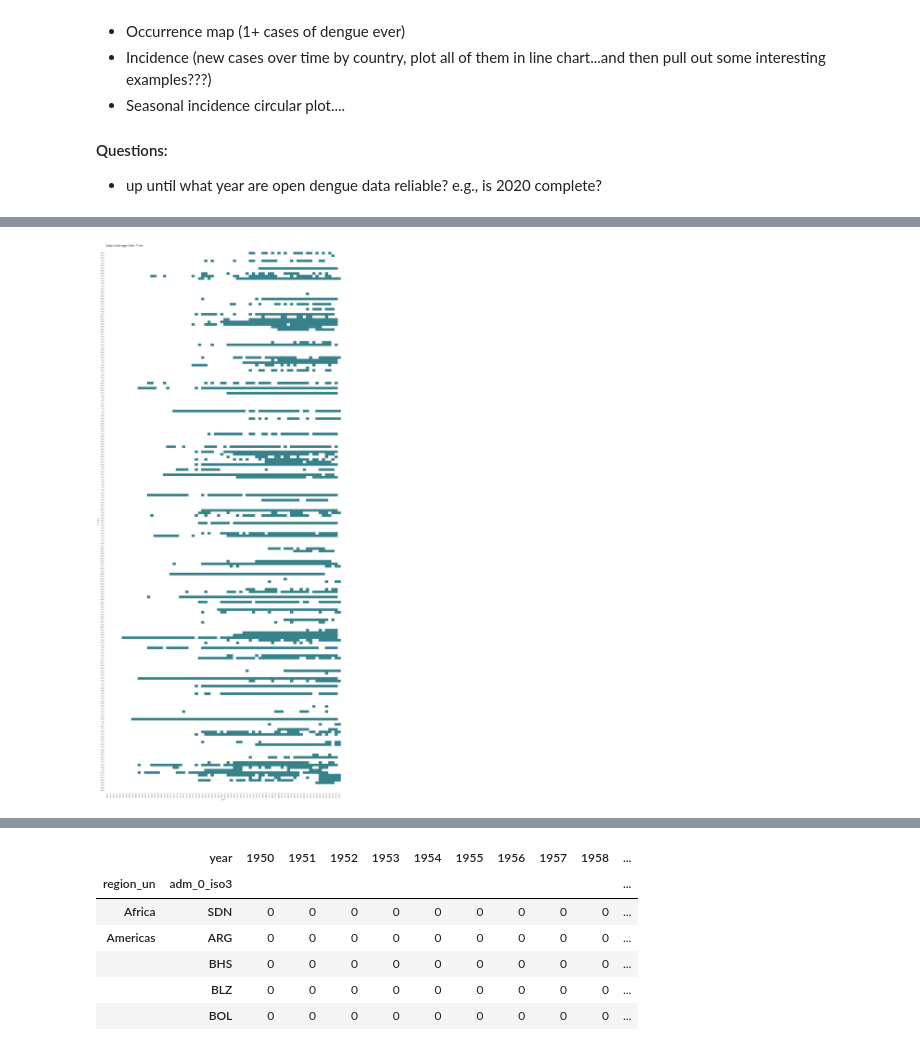
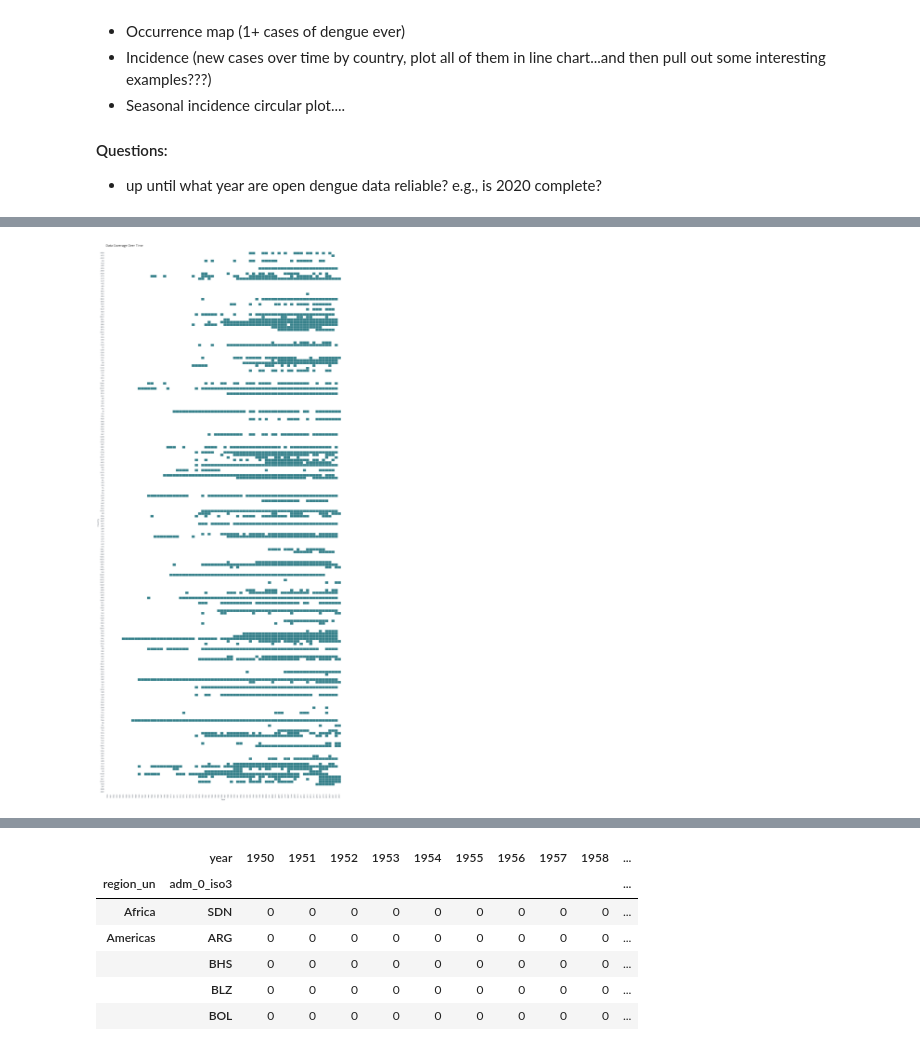
Before and after one commit to haileyrobertson/endemic-factors, a Jupyter notebook: src/ef_opendengue_cleaning.ipynb, the cells around one changed output, grey strips where cells are left out. Saved outputs shown, nothing was run; the diff lists cells and outputs as text; code cells hidden in the pictures.

Commit message:
plot coverage

```diff
--- a/src/ef_opendengue_cleaning.ipynb
+++ b/src/ef_opendengue_cleaning.ipynb
@@ -348,9 +345,19 @@ pop = pd.read_csv("../data/WPP2022_Demographic_Indicators_Medium.csv", dtype={'T
 columns = ['ISO3_code','Time','TPopulation1July']
 pop = pop[columns]
 
-
-dengue_pop = open_dengue.merge(pop,left_on=['adm_0_iso3','year'],right_on=['ISO3_code','Time'],how='left')
+dengue_pop = open_dengue_rollup.merge(pop,left_on=['adm_0_iso3','year'],right_on=['ISO3_code','Time'],how='outer')
 dengue_pop.drop(columns[:-1],axis=1,inplace=True)
 dengue_pop = dengue_pop.dropna(subset=['adm_0_iso3'])
-dengue_pop
+
+dengue_pop = dengue_pop.groupby(['adm_0_iso3', 'year','region_un','TPopulation1July']).agg({
+    'dengue_total': 'sum'
+}).reset_index()
+
+# Calculate incidence
+dengue_pop['TPopulation1July'] = dengue_pop['TPopulation1July'] * 1000
+dengue_pop['incidence'] = dengue_pop['dengue_total'] / dengue_pop['TPopulation1July']
+dengue_pop['year'] = dengue_pop['year'].astype(int)
+
+dengue_pop.sort_values(by="incidence", ascending=False)
+dengue_pop.head()
 # %% [output]
@@ -370,20 +369,0 @@ dengue_pop
-# %%
-# Fill problematic NAs
-dengue_pop['dengue_total'] = dengue_pop['dengue_total'].fillna(0)
-
-# Fix region
-def get_primary_region(group):
-    # Exclude 'Other' and NaN, then get the unique region value if it exists
-    non_other_values = group.loc[~group.isin(['Other', np.nan])]
-    if not non_other_values.empty:
-        return non_other_values.iloc[0]  # Take the first valid entry if it exists
-    return 'Other'  # Default to 'Other' if no valid value is found
-
-# Apply this function to each country group to fill `region_un`
-dengue_pop['region_un'] = dengue_pop.groupby('adm_0_iso3')['region_un'].transform(get_primary_region)
-
-dengue_pop = dengue_pop.groupby(['adm_0_iso3', 'year','region_un','TPopulation1July']).agg({
-    'dengue_total': 'sum'
-}).reset_index()
-
-dengue_pop.head()
@@ -417,34 +462,36 @@ binary_heatmap_data = pd.DataFrame(binary_heatmap_data, index=dengue_pop['adm_0_
 
 binary_heatmap_data = binary_heatmap_data.sort_index()
 
+binary_heatmap_data
+
 # Plot
 
 fig, ax = plt.subplots(figsize=(20, 45))  # Adjust size as needed
 
 custom_colors = ["white", colors[1]]
 
 
 # Plot the heatmap
-im = sns.heatmap(data=binary_heatmap_data, cmap=custom_colors, annot=False, fmt='g', linewidths=0, ax=ax, vmin=0, vmax=1, cbar=False)
+im = sns.heatmap(data=binary_heatmap_data, cmap=custom_colors, annot=False, fmt='g', linewidths=0.5, ax=ax, vmin=0, vmax=1, cbar=False)
 
 # Set tick labels and axis labels
 ax.set_xlabel('Year')
 ax.set_ylabel('Country')
 ax.set_title("Data Coverage Over Time",loc='left')
 
 # Set tick parameters
 ax.tick_params(axis='x', pad=5, length=0, labelsize=10, width=30)
 plt.setp(ax.get_xticklabels(), rotation=90)
 
 ax.tick_params(axis='y', pad=10, width=30, labelsize=10)
 ax.tick_params(top=False, bottom=True, labeltop=False, labelbottom=True)
 
 # Hide spines
 ax.spines.bottom.set_visible(False)
 ax.spines.left.set_visible(False)
 
 # Set title and show the plot
 plt.tight_layout()
 plt.show()
 # %% [output]
-[figure, old version]
+[figure, new version]
```
Also changed, not shown: parts of 8 cells of this notebook, 7 other files.
